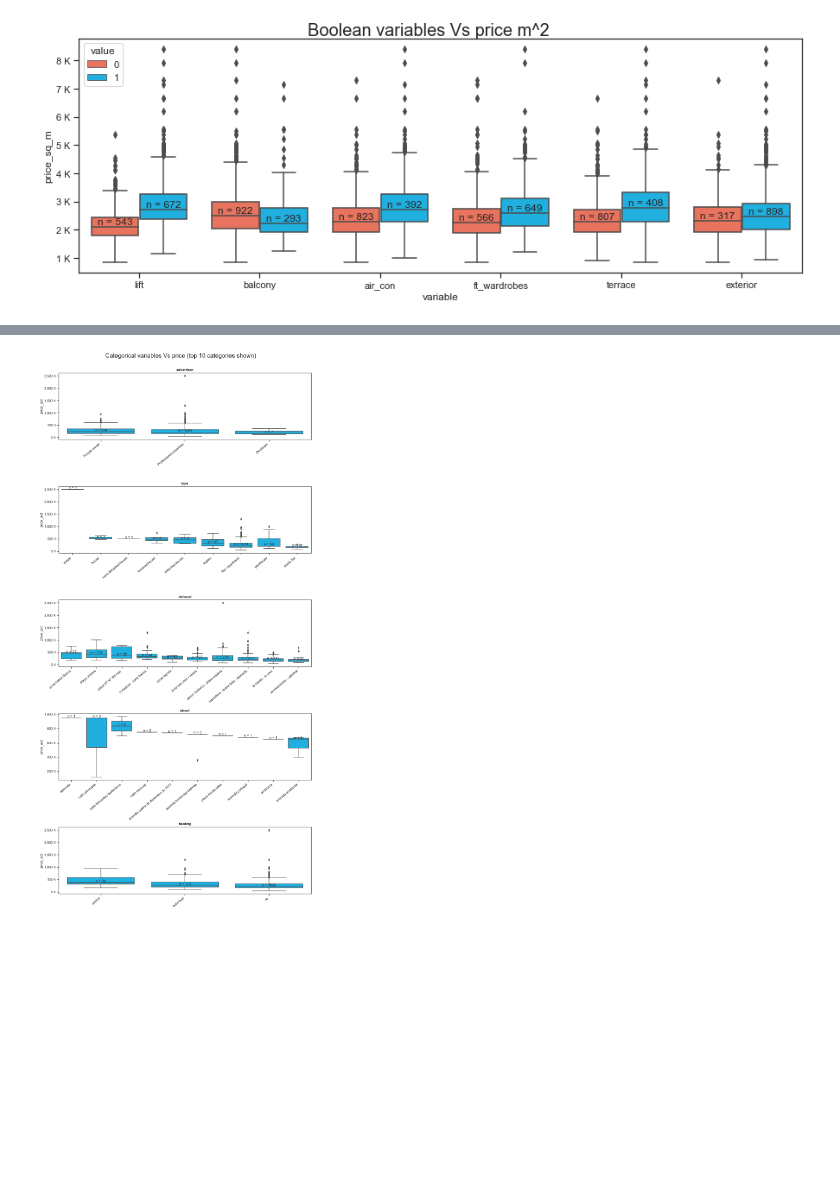
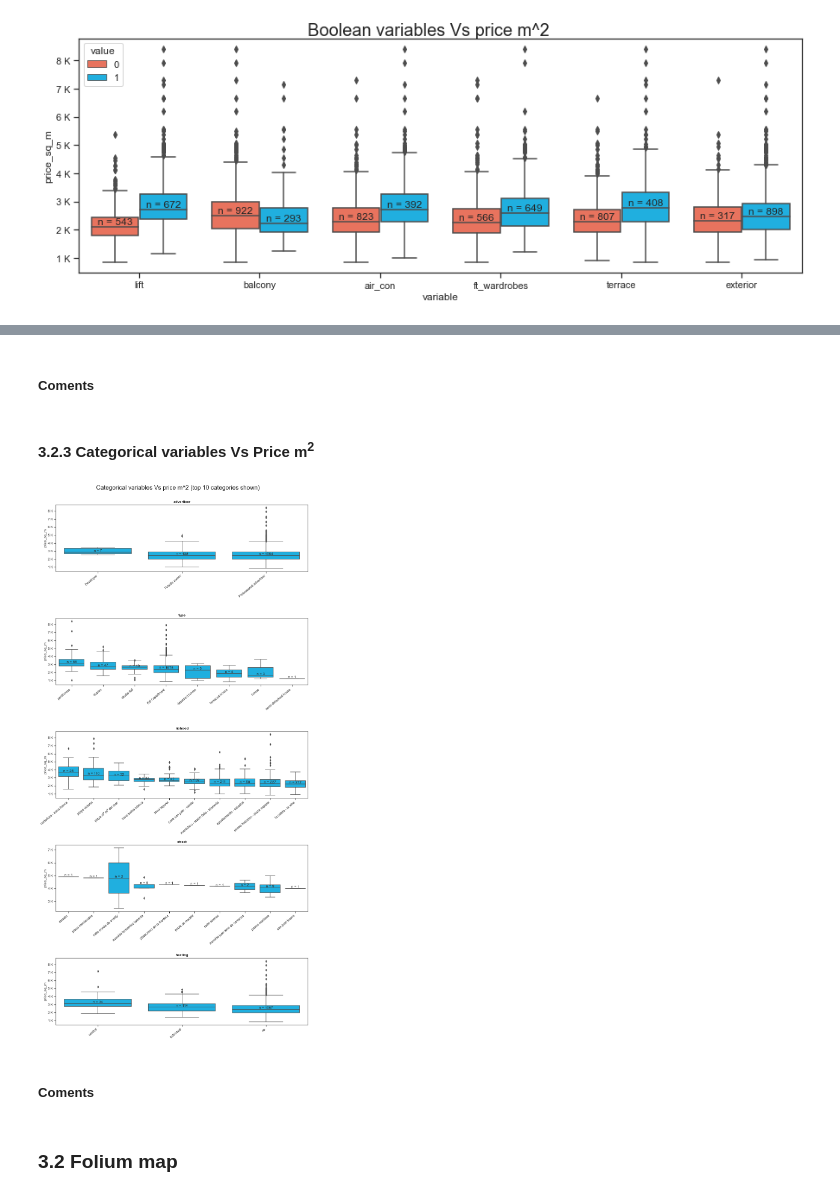
Before and after one commit to estmelra/idealista, a Jupyter notebook: eda.ipynb, the cells around one changed output, grey strips where cells are left out. Saved outputs shown, nothing was run; the diff lists cells and outputs as text; code cells hidden in the pictures; blank space fills up the shorter version.

```diff
--- a/eda.ipynb
+++ b/eda.ipynb
@@ -182,6 +202,7 @@ fig, axes = plt.subplots(4, 2, figsize=(15, 15))
 axes = axes.flatten()
 fig.suptitle('Numeric variables Vs price m^2', fontsize=20, y=0.93)
 numeric_vars_no_price_sq_m = [l for l in numeric_vars if l != 'price_sq_m']
+
 for i in range(len(numeric_vars_no_price_sq_m)):
     sns.regplot(ax=axes[i], x=numeric_vars_no_price_sq_m[i], y='price_sq_m', color='deepskyblue', data=data,
                 scatter_kws={'s':5}, line_kws={"color": "violet", 'alpha':0.7})
@@ -202,8 +223,6 @@ for i in range(len(numeric_vars_no_price_sq_m)):
     # formatting hight xaxis labels
     if max(data[numeric_vars[i]]) > 100000:
         axes[i].xaxis.set_major_formatter(plt.FuncFormatter(th_formater))
-        axes[i].annotate(f'Avg: {var_mean/1000:,.0f} K', xy = (anotation_x, annotation_y))
     else:
-        axes[i].annotate(f'Avg: {var_mean:,.0f}', (anotation_x, annotation_y))
         axes[i].xaxis.set_major_formatter(plt.FuncFormatter(coma_formater))
 # %% [output]
@@ -211,35 +230,43 @@ for i in range(len(numeric_vars_no_price_sq_m)):
+# %% [markdown]
+##### Coments
+# %% [markdown]
+#### 3.2.3 Categorical variables Vs Price m<sup>2</sup>
 # %%
 fig, axes = plt.subplots(5, 1, figsize=(15, 30))
 axes = axes.flatten()
-fig.suptitle('Categorical variables Vs price (top 10 categories shown)', fontsize=20, y=0.93)
+fig.suptitle('Categorical variables Vs price m^2 (top 10 categories shown)', fontsize=20, y=0.93)
 fig.subplots_adjust(hspace=0.7, bottom=0.1, top=0.9)
 
 
 for i in range(len(categorical_vars)):
-    medians_df_ordered = data[[categorical_vars[i], 'price_act']].groupby(categorical_vars[i]).median().sort_values(by='price_act', ascending=False).head(10)
+    medians_df_ordered = data[[categorical_vars[i], 'price_sq_m']].groupby(categorical_vars[i]).median().sort_values(by='price_sq_m', ascending=False).head(10)
     order = medians_df_ordered.index
 
-    axes[i] = sns.boxplot(ax=axes[i], x=categorical_vars[i], y='price_act', data=data,
+    axes[i] = sns.boxplot(ax=axes[i], x=categorical_vars[i], y='price_sq_m', data=data,
                             order = order, color='deepskyblue')
 
     axes[i].yaxis.set_major_formatter(plt.FuncFormatter(th_formater))
     axes[i].set_xlabel('')
     axes[i].set_xticklabels(labels = axes[i].get_xticklabels(), rotation=40, ha='right')
     axes[i].set_title(categorical_vars[i], fontweight="bold")
 
     # Calculate number of obs per group & median to position labels
     medians = medians_df_ordered.values
     x_axis_vals = axes[i].get_xticks()
     nobs = data[categorical_vars[i]].value_counts()[0:10].values
     nobs = [str(x) for x in nobs.tolist()]
     nobs = ["n: " + i for i in nobs]
 
     anotation_y = ((axes[i].get_ylim()[1] - axes[i].get_ylim()[0]) * 0.05 / 6.25)  +  medians # 6.25 is the hight of the yaxis in pixels aprox
     for j in range(len(medians)):
         n = data[data[categorical_vars[i]] == order[j]].shape[0]
         axes[i].annotate(f'n = {n}', (x_axis_vals[j], anotation_y[j]), horizontalalignment='center')
 # %% [output]
-[figure, old version]
+[figure, new version]
+# %% [markdown]
+##### Coments
+# %% [markdown]
+### 3.2 Folium map
 # %%
 #Read the geoJSON file using geopandas
 geojson = gpd.read_file('barrios_cadiz.geojson')
```
Also changed, not shown: parts of 9 cells of this notebook, 2 other files.
